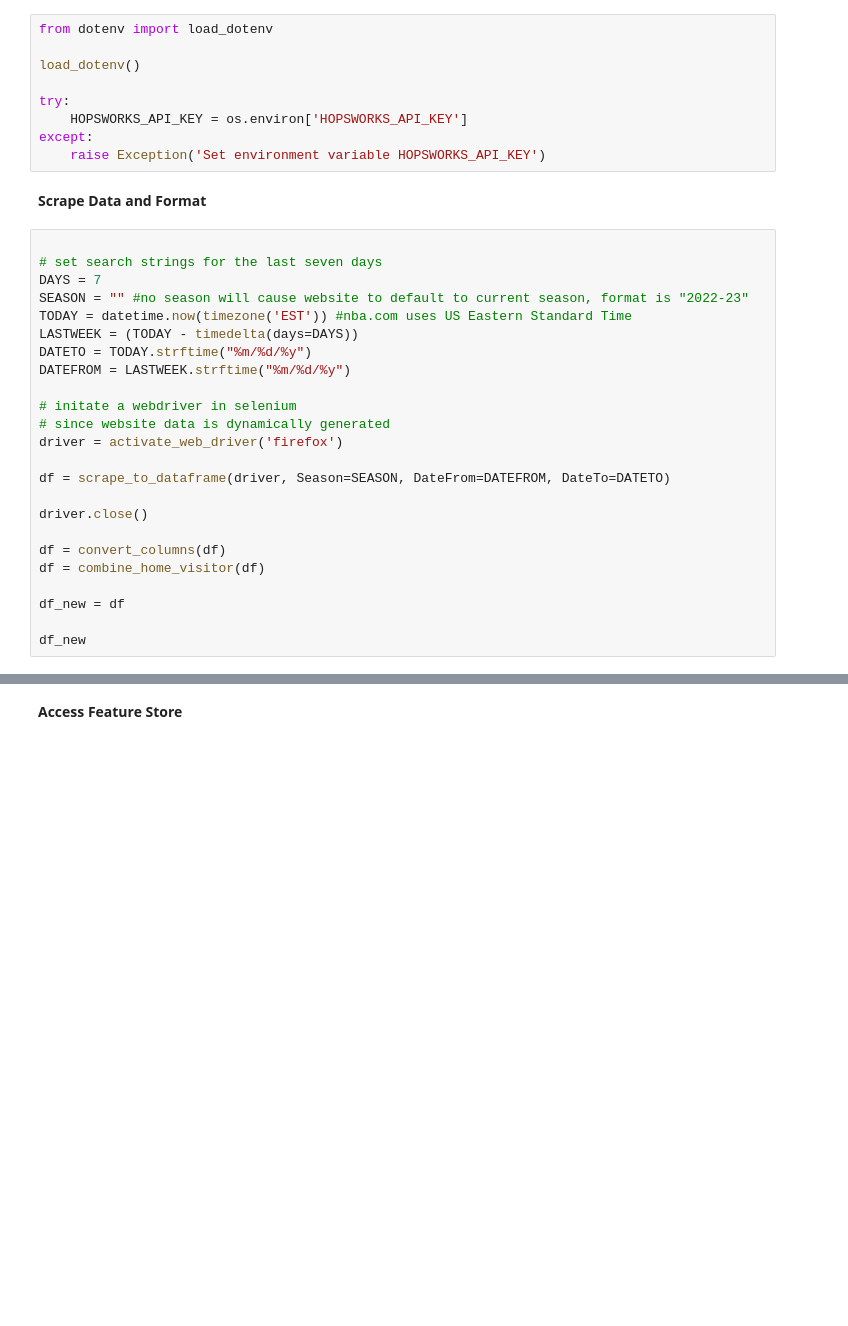
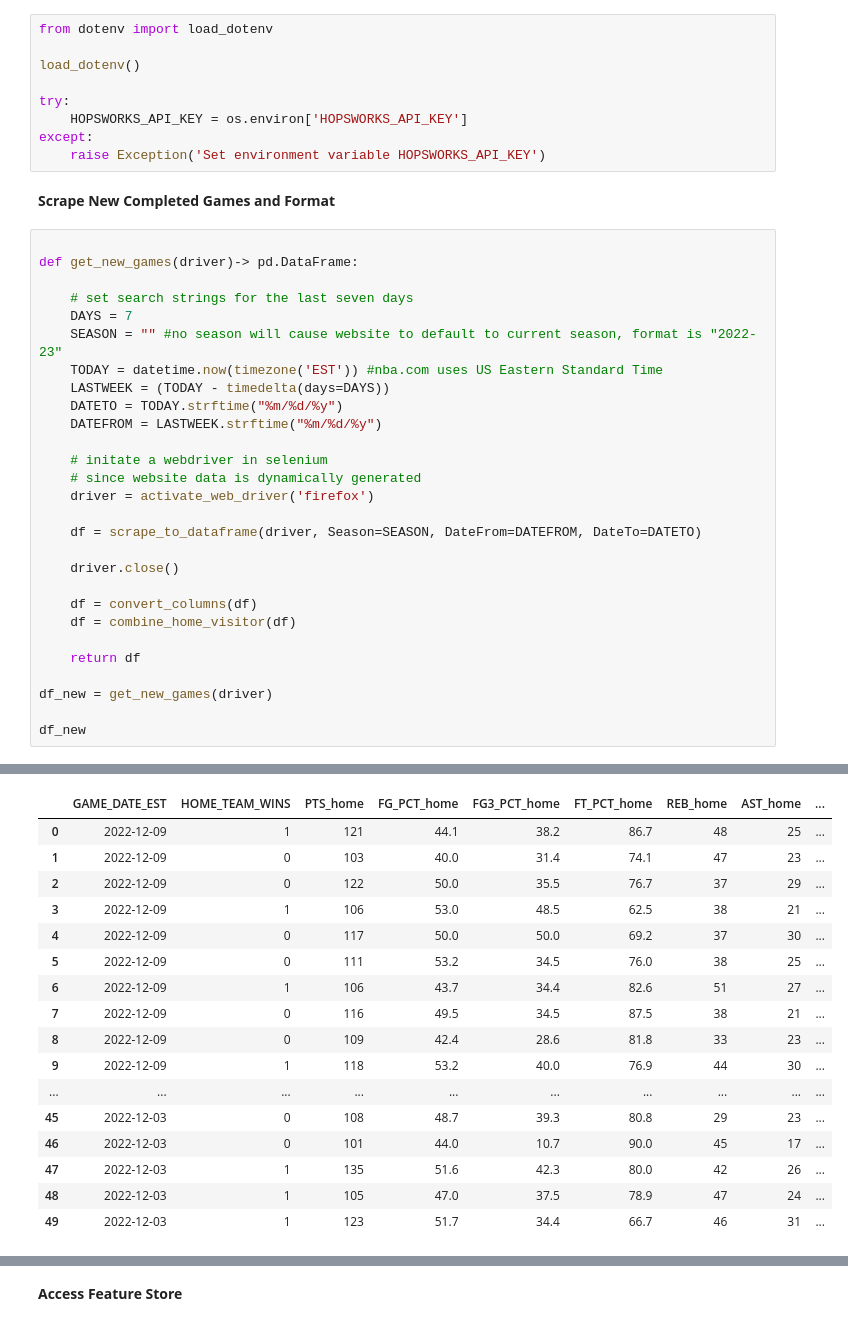
Before and after one commit to cmunch1/nba-prediction, a Jupyter notebook: 09_production_features_pipeline.ipynb, the cells around one changed output, grey strips where cells are left out. Drawn from its saved outputs; the diff is of its cells as text; blank space fills up the shorter version.

```diff
--- a/09_production_features_pipeline.ipynb
+++ b/09_production_features_pipeline.ipynb
@@ -46,28 +47,33 @@ try:
 except:
     raise Exception('Set environment variable HOPSWORKS_API_KEY')
 # %% [markdown]
-**Scrape Data and Format**
+**Scrape New Completed Games and Format**
 # %%
 
-# set search strings for the last seven days
-DAYS = 7
-SEASON = "" #no season will cause website to default to current season, format is "2022-23"
-TODAY = datetime.now(timezone('EST')) #nba.com uses US Eastern Standard Time
-LASTWEEK = (TODAY - timedelta(days=DAYS))
-DATETO = TODAY.strftime("%m/%d/%y")
-DATEFROM = LASTWEEK.strftime("%m/%d/%y")
+def get_new_games(driver)-> pd.DataFrame:
 
-# initate a webdriver in selenium
-# since website data is dynamically generated
-driver = activate_web_driver('firefox')
+    # set search strings for the last seven days
+    DAYS = 7
+    SEASON = "" #no season will cause website to default to current season, format is "2022-23"
+    TODAY = datetime.now(timezone('EST')) #nba.com uses US Eastern Standard Time
+    LASTWEEK = (TODAY - timedelta(days=DAYS))
+    DATETO = TODAY.strftime("%m/%d/%y")
+    DATEFROM = LASTWEEK.strftime("%m/%d/%y")
 
-df = scrape_to_dataframe(driver, Season=SEASON, DateFrom=DATEFROM, DateTo=DATETO)
+    # initate a webdriver in selenium
+    # since website data is dynamically generated
+    driver = activate_web_driver('firefox')
 
-driver.close()
+    df = scrape_to_dataframe(driver, Season=SEASON, DateFrom=DATEFROM, DateTo=DATETO)
 
-df = convert_columns(df)
-df = combine_home_visitor(df)
+    driver.close()
 
-df_new = df
+    df = convert_columns(df)
+    df = combine_home_visitor(df)
+
+    return df
+
+df_new = get_new_games(driver)
 
 df_new
+# %% [output]
@@ -73,0 +87,17 @@ df_new
+|  | GAME_DATE_EST | HOME_TEAM_WINS | PTS_home | FG_PCT_home | FG3_PCT_home | FT_PCT_home | REB_home | AST_home | ... |
+| 0 | 2022-12-09 | 1 | 121 | 44.1 | 38.2 | 86.7 | 48 | 25 | ... |
+| 1 | 2022-12-09 | 0 | 103 | 40.0 | 31.4 | 74.1 | 47 | 23 | ... |
+| 2 | 2022-12-09 | 0 | 122 | 50.0 | 35.5 | 76.7 | 37 | 29 | ... |
+| 3 | 2022-12-09 | 1 | 106 | 53.0 | 48.5 | 62.5 | 38 | 21 | ... |
+| 4 | 2022-12-09 | 0 | 117 | 50.0 | 50.0 | 69.2 | 37 | 30 | ... |
+| 5 | 2022-12-09 | 0 | 111 | 53.2 | 34.5 | 76.0 | 38 | 25 | ... |
+| 6 | 2022-12-09 | 1 | 106 | 43.7 | 34.4 | 82.6 | 51 | 27 | ... |
+| 7 | 2022-12-09 | 0 | 116 | 49.5 | 34.5 | 87.5 | 38 | 21 | ... |
+| 8 | 2022-12-09 | 0 | 109 | 42.4 | 28.6 | 81.8 | 33 | 23 | ... |
+| 9 | 2022-12-09 | 1 | 118 | 53.2 | 40.0 | 76.9 | 44 | 30 | ... |
+| ... | ... | ... | ... | ... | ... | ... | ... | ... | ... |
+| 45 | 2022-12-03 | 0 | 108 | 48.7 | 39.3 | 80.8 | 29 | 23 | ... |
+| 46 | 2022-12-03 | 0 | 101 | 44.0 | 10.7 | 90.0 | 45 | 17 | ... |
+| 47 | 2022-12-03 | 1 | 135 | 51.6 | 42.3 | 80.0 | 42 | 26 | ... |
+| 48 | 2022-12-03 | 1 | 105 | 47.0 | 37.5 | 78.9 | 47 | 24 | ... |
+| 49 | 2022-12-03 | 1 | 123 | 51.7 | 34.4 | 66.7 | 46 | 31 | ... |
```
Also changed, not shown: parts of 13 cells of this notebook.
